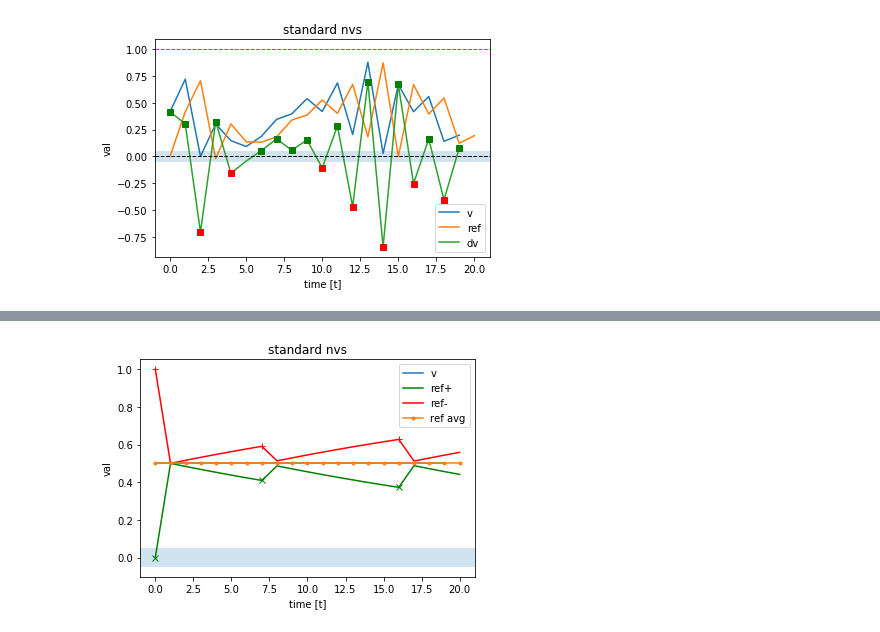
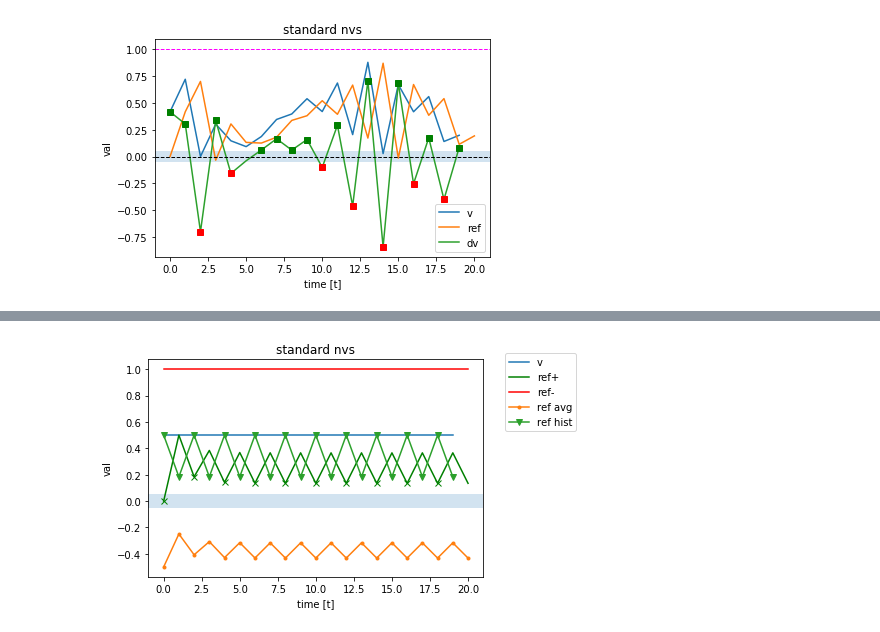
Before and after one commit to chanokin/convert_to_roc, a Jupyter notebook: color_encoding_notebooks/bi-nvs.ipynb, the cells around one changed output, grey strips where cells are left out. Cells and saved outputs as stored; diff of their text form; code cells hidden in the pictures.

```diff
--- a/color_encoding_notebooks/bi-nvs.ipynb
+++ b/color_encoding_notebooks/bi-nvs.ipynb
@@ -6,8 +6,8 @@ from matplotlib import pyplot as plt
 
 seed = 1
 n_samples = 20
-tau_dec = 30.0
-tau_thr = 10.0
+tau_dec = 20.0
+tau_thr = 20.0
 dec = np.exp(-1.0/tau_dec)
 dec_thr = np.exp(-1.0/tau_dec)
 inc_thr = 1.8
@@ -410,7 +431,21 @@ plt.show()
 # %%
+seed = 1
+n_samples = 20
+tau_dec = 1.0
+tau_thr = 20.0
+dec = np.exp(-1.0/tau_dec)
+dec_thr = np.exp(-1.0/tau_dec)
+inc_thr = 1.8
+thr = 0.05
+
 np.random.seed(seed)
-v = np.random.uniform(0., 1., size=n_samples)
-v = 0.5 * np.ones(n_samples)
+v = np.ones(n_samples) * 0.5
+# v = np.random.uniform(-1., 1., size=n_samples)
+# for t in range(1, n_samples):
+#     v[t] = v[t-1] * 0.5 + v[t]
+# v -= v.min()
+# v *= 1./v.max()
+# v = 0.5 * np.ones(n_samples)
 
 # $(VThreshAdapt) = $(Vthresh) + ($(VThreshAdapt) - $(Vthresh))* $(DownThresh);
 
@@ -418,46 +453,52 @@ thrp = np.copy(thr)
 thrn = np.copy(thr)
 
 refp0 = 0.0
-refp = refp0
+refp = 0.
 refp_history = [refp]
 refn0 = 1.0
-refn = refn0
+refn = 1.
 refn_history = [refn]
 ref_history = []
-
+ref = 0
+ref0 = 0.#5 * (refp0 + refn0)
 dvp_hist = []
 dvn_hist = []
 spike_p_t = []
 spike_n_t = []
 for t in range(0, n_samples):
-    dvp = v[t] - refp
+    dvp = v[t] - ref
     dvp_hist.append(dvp)
 
-    dvn = v[t] - refn
+    dvn = v[t] - ref
     dvn_hist.append(dvn)
 
-    spiked = False
-    if dvp >= thrp:
-        spiked = True
-        thrp *= inc_thr
-        spike_p_t.append(t)
-        refp = refp0 + (refp - refp0) * dec + dvp
-
-    if dvn <= -thrn:
-        spiked = True
-        thrn *= inc_thr
-        spike_n_t.append(t)
-        refn = refn0 + (refn - refn0) * dec + dvn
-
-    if not spiked:
-        thrp = thr + (thrp - thr) * dec_thr
-        thrn = thr + (thrn - thr) * dec_thr
+    if dvp >= thrp or dvn <= -thrn:
+#         if dvp > -dvn:
+        if dvp >= thrp:
+#         thrp *= inc_thr
+            spike_p_t.append(t)
+            refp = refp0 + (refp - refp0) * dec + dvp
+#             refp += dvp
+            ref += dvp
+#         else:
+        if dvn <= -thrn:
+#         thrn *= inc_thr
+            spike_n_t.append(t)
+            refn = refn0 + (refn - refn0) * dec + dvn
+#             refn += dvn
+            ref += dvn
+#         ref += (dvn - dvp)
+    else:
+#         thrp = thr + (thrp - thr) * dec_thr
+#         thrn = thr + (thrn - thr) * dec_thr
         refp = refp0 + (refp - refp0) * dec
         refn = refn0 + (refn - refn0) * dec
-
+        ref = ref0 + (ref - ref0) * dec
+#         pass
     refp_history.append(refp)
     refn_history.append(refn)
 
+    ref_history.append(ref)
 
 spike_p_t = np.asarray(spike_p_t)
 spike_n_t = np.asarray(spike_n_t)
@@ -465,7 +506,9 @@ dvp_hist = np.asarray(dvp_hist)
 dvn_hist = np.asarray(dvn_hist)
 refp_history = np.asarray(refp_history)
 refn_history = np.asarray(refn_history)
-ref_mean = np.mean( np.vstack((refp_history, refn_history)), axis=0 )
+# ref_mean = np.mean( np.vstack((refp_history, refn_history)), axis=0 )
+ref_mean = (refp_history - refn_history) * 0.5
+# ref_mean[0] = 0.5
 
 plt.figure()
 ax = plt.subplot(1, 1, 1)
@@ -476,11 +519,15 @@ plt.plot(v, label='v')
 plt.plot(refp_history, label='ref+', color='green')
 plt.plot(refn_history, label='ref-', color='red')
 plt.plot(ref_mean, '.-', label='ref avg')
+plt.plot(ref_history, 'v-', label='ref hist')
 
 
 # plt.plot(dvp_hist, label='dv+')
 # plt.plot(dvn_hist, label='dv-')
-plt.plot(spike_p_t, refp_history[spike_p_t], linestyle='none', marker='x', color='green')
+try:
+    plt.plot(spike_p_t, refp_history[spike_p_t], linestyle='none', marker='x', color='green')
+except:
+    print('no pos spikes')
 try:
     plt.plot(spike_n_t, refn_history[spike_n_t], linestyle='none', marker='+', color='red')
 except:
@@ -490,6 +537,6 @@ ax.set_xlabel('time [t]')
 ax.set_ylabel('val')
 # plt.axhline(1, linestyle='--', color='magenta', linewidth=1)
 # plt.axhline(0, linestyle='--', color='black', linewidth=1)
-plt.legend()
+plt.legend(bbox_to_anchor=(1.05, 1.05))
 plt.show()
 # %% [output]
@@ -496 +544 @@ plt.show()
-[figure, old version]
+[figure, new version]
```
Also changed, not shown: parts of 6 cells of this notebook.
